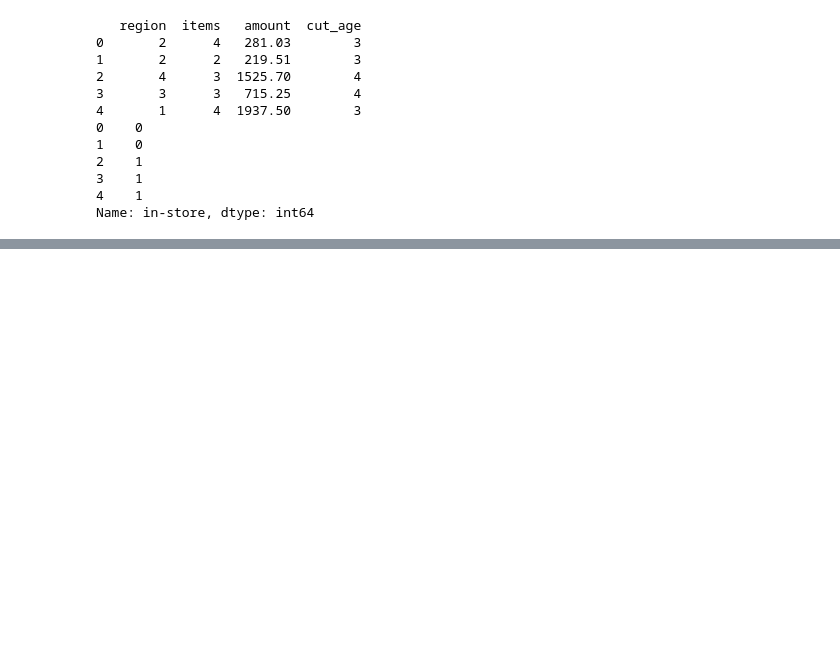
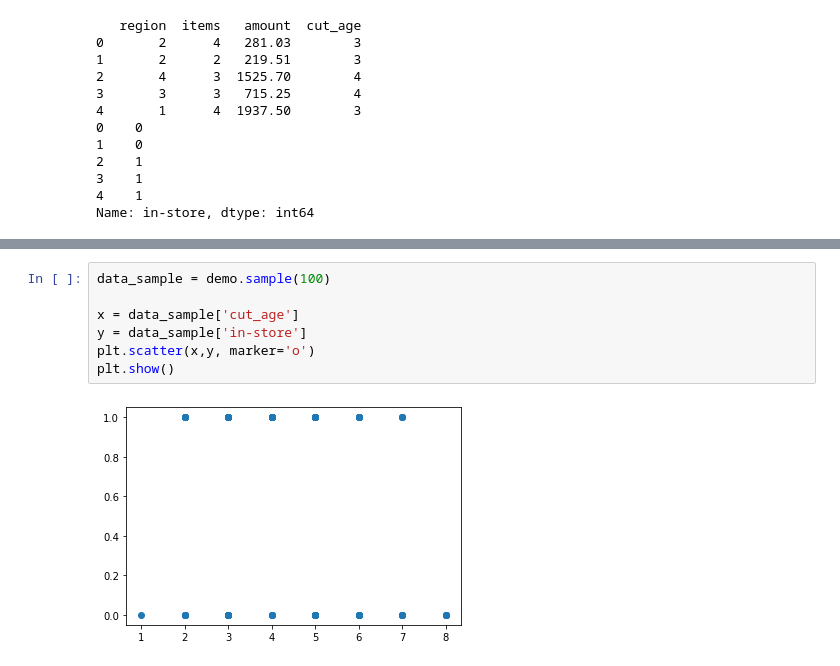
Before and after one commit to JLyons21/Spiraling-Upwards, a Jupyter notebook: custDemoClass-Copy1.ipynb, the cells around one changed output, grey strips where cells are left out. Drawn from its saved outputs; the diff is of its cells as text; blank space fills up the shorter version.

```diff
--- a/custDemoClass-Copy1.ipynb
+++ b/custDemoClass-Copy1.ipynb
@@ -546,0 +742,9 @@ for name, model in algos_class:
+# %%
+data_sample = demo.sample(100)
+
+x = data_sample['cut_age']
+y = data_sample['in-store']
+plt.scatter(x,y, marker='o')
+plt.show()
+# %% [output]
+[figure, added]
```
Also changed, not shown: parts of 19 cells of this notebook, 1 other file.
